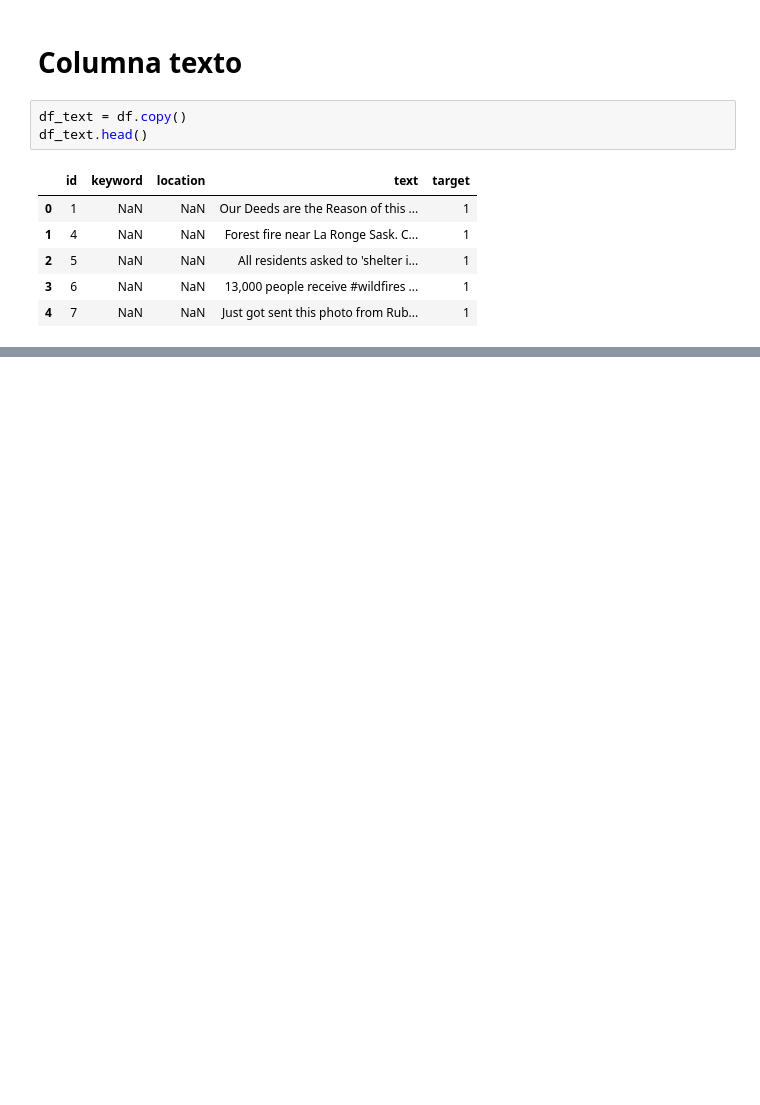
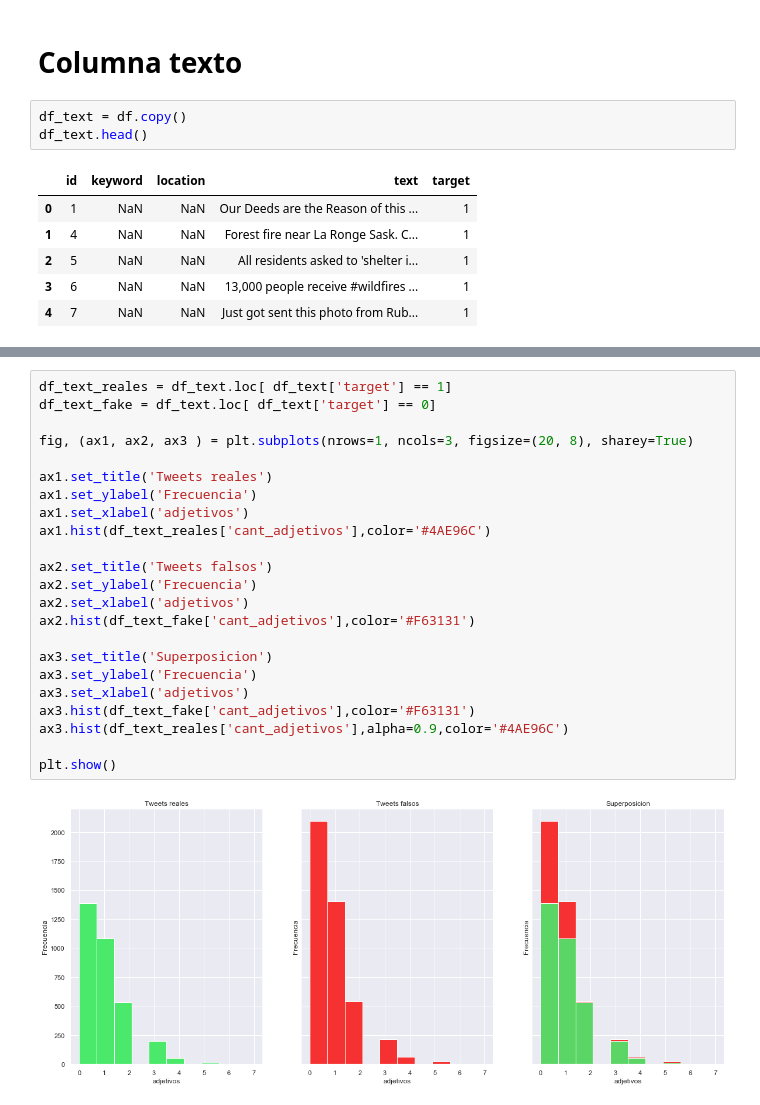
Before and after one commit to SergioCalvani/75.06-Datos-TP1-2020, a Jupyter notebook: TP1 - Analisis Exploratorio - Giova.ipynb, the cells around one changed output, grey strips where cells are left out. Drawn from its saved outputs; the diff is of its cells as text; blank space fills up the shorter version.

```diff
--- a/TP1 - Analisis Exploratorio - Giova.ipynb
+++ b/TP1 - Analisis Exploratorio - Giova.ipynb
@@ -286,0 +298,25 @@ memory usage: 892.3+ KB
+# %%
+df_text_reales = df_text.loc[ df_text['target'] == 1]
+df_text_fake = df_text.loc[ df_text['target'] == 0]
+
+fig, (ax1, ax2, ax3 ) = plt.subplots(nrows=1, ncols=3, figsize=(20, 8), sharey=True)
+
+ax1.set_title('Tweets reales')
+ax1.set_ylabel('Frecuencia')
+ax1.set_xlabel('adjetivos')
+ax1.hist(df_text_reales['cant_adjetivos'],color='#4AE96C')
+
+ax2.set_title('Tweets falsos')
+ax2.set_ylabel('Frecuencia')
+ax2.set_xlabel('adjetivos')
+ax2.hist(df_text_fake['cant_adjetivos'],color='#F63131')
+
+ax3.set_title('Superposicion')
+ax3.set_ylabel('Frecuencia')
+ax3.set_xlabel('adjetivos')
+ax3.hist(df_text_fake['cant_adjetivos'],color='#F63131')
+ax3.hist(df_text_reales['cant_adjetivos'],alpha=0.9,color='#4AE96C')
+
+plt.show()
+# %% [output]
+[figure, added]
```
Also changed, not shown: parts of 13 cells of this notebook.
